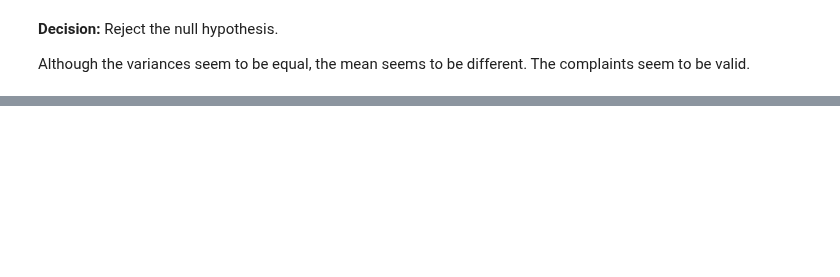
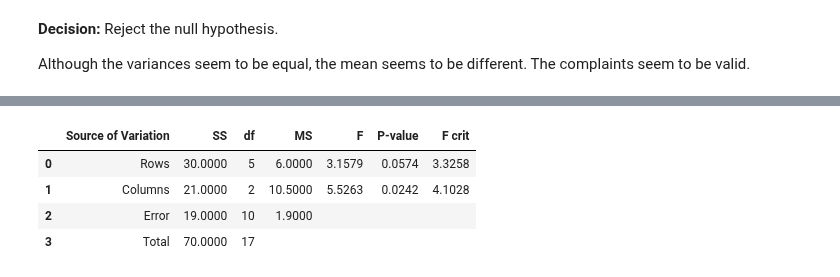
Before and after one commit to amkayhani/Statistics, a Jupyter notebook: Normality_Check_and_ANOVA_Lab.ipynb, the cells around one changed output, grey strips where cells are left out. Cells and saved outputs as stored; diff of their text form; code cells hidden in the pictures; blank space fills up the shorter version.

```diff
--- a/Normality_Check_and_ANOVA_Lab.ipynb
+++ b/Normality_Check_and_ANOVA_Lab.ipynb
@@ -670,0 +765,64 @@ Although the variances seem to be equal, the mean seems to be different. The com
+# %%
+# Reshaping the data for ANOVA analysis
+anova_data = df.melt(id_vars='Controller', value_vars=['System A', 'System B', 'System C'])
+anova_data.columns = ['Controller', 'System', 'Value']
+
+# Compute the Mean Square for Error (MSE)
+n = len(anova_data['Value'])
+k = len(anova_data['System'].unique())
+m = len(anova_data['Controller'].unique())
+
+grand_mean = anova_data['Value'].mean()
+
+# SS_Total
+sst = sum((anova_data['Value'] - grand_mean)**2)
+
+# SS_System
+ss_system = sum(anova_data.groupby('System')['Value'].mean().apply(lambda x: m * (x - grand_mean)**2))
+
+# SS_Controller
+ss_controller = sum(anova_data.groupby('Controller')['Value'].mean().apply(lambda x: k * (x - grand_mean)**2))
+
+# SS_Error
+ss_error = sst - ss_system - ss_controller
+
+# Degrees of Freedom
+df_system = k - 1
+df_controller = m - 1
+df_error = (k - 1) * (m - 1)
+
+# Mean Square
+ms_system = ss_system / df_system
+ms_controller = ss_controller / df_controller
+ms_error = ss_error / df_error
+
+# F-Value
+f_system = ms_system / ms_error
+f_controller = ms_controller / ms_error
+
+# p-value
+p_system = 1 - stats.f.cdf(f_system, df_system, df_error)
+p_controller = 1 - stats.f.cdf(f_controller, df_controller, df_error)
+
+# F critical
+f_crit_system = stats.f.ppf(0.95, df_system, df_error)
+f_crit_controller = stats.f.ppf(0.95, df_controller, df_error)
+
+# Creating the ANOVA table
+anova_table = pd.DataFrame({
+    'Source of Variation': ['Rows', 'Columns', 'Error', 'Total'],
+    'SS': [ss_controller, ss_system, ss_error, sst],
+    'df': [df_controller, df_system, df_error, m * k - 1],
+    'MS': [ms_controller, ms_system, ms_error, ''],
+    'F': [f_controller, f_system, '', ''],
+    'P-value': [p_controller, p_system, '', ''],
+    'F crit': [f_crit_controller, f_crit_system, '', '']
+})
+
+anova_table
+# %% [output]
+|  | Source of Variation | SS | df | MS | F | P-value | F crit |
+| 0 | Rows | 30.0000 | 5 | 6.0000 | 3.1579 | 0.0574 | 3.3258 |
+| 1 | Columns | 21.0000 | 2 | 10.5000 | 5.5263 | 0.0242 | 4.1028 |
+| 2 | Error | 19.0000 | 10 | 1.9000 |  |  |  |
+| 3 | Total | 70.0000 | 17 |  |  |  |  |
```
Also changed, not shown: parts of 10 cells of this notebook.
